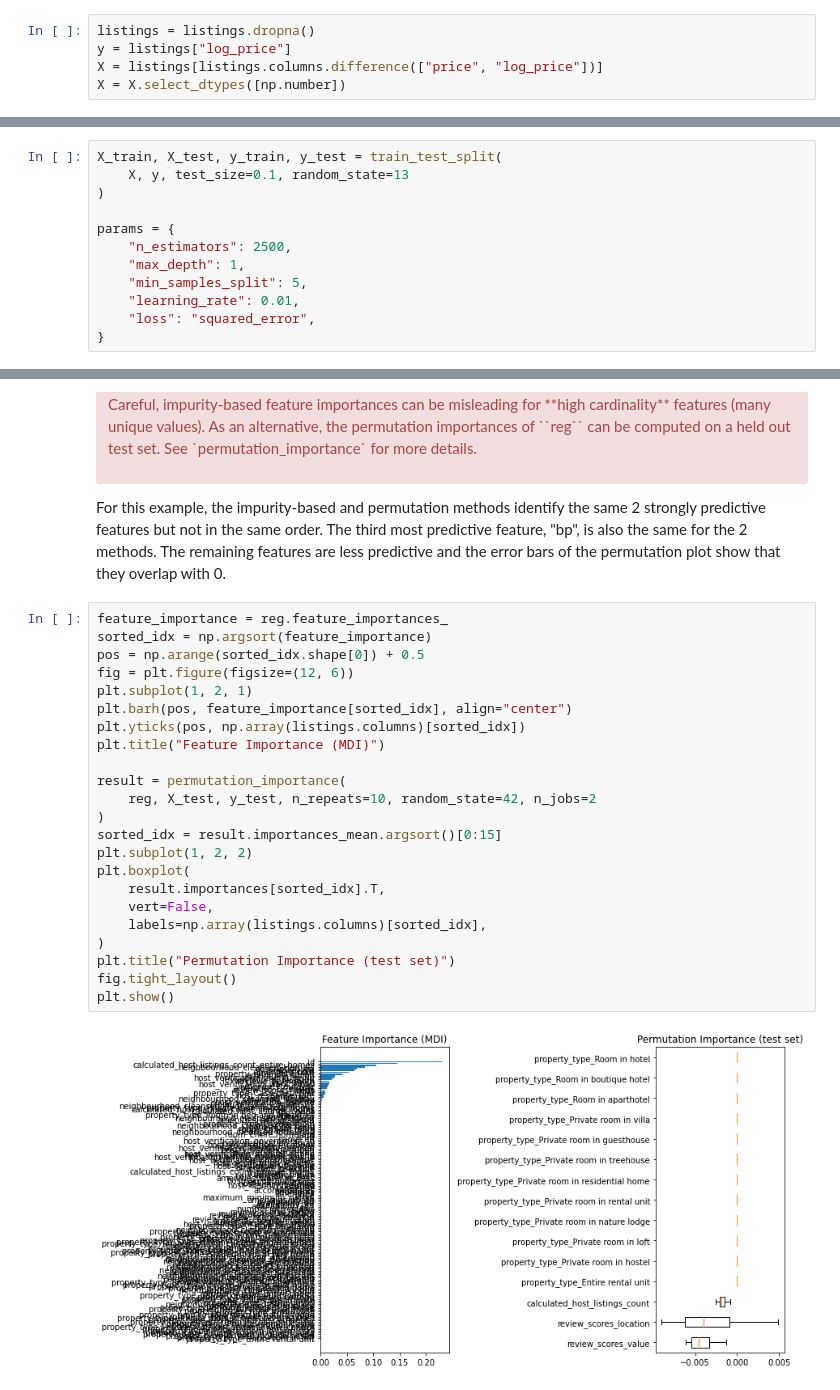
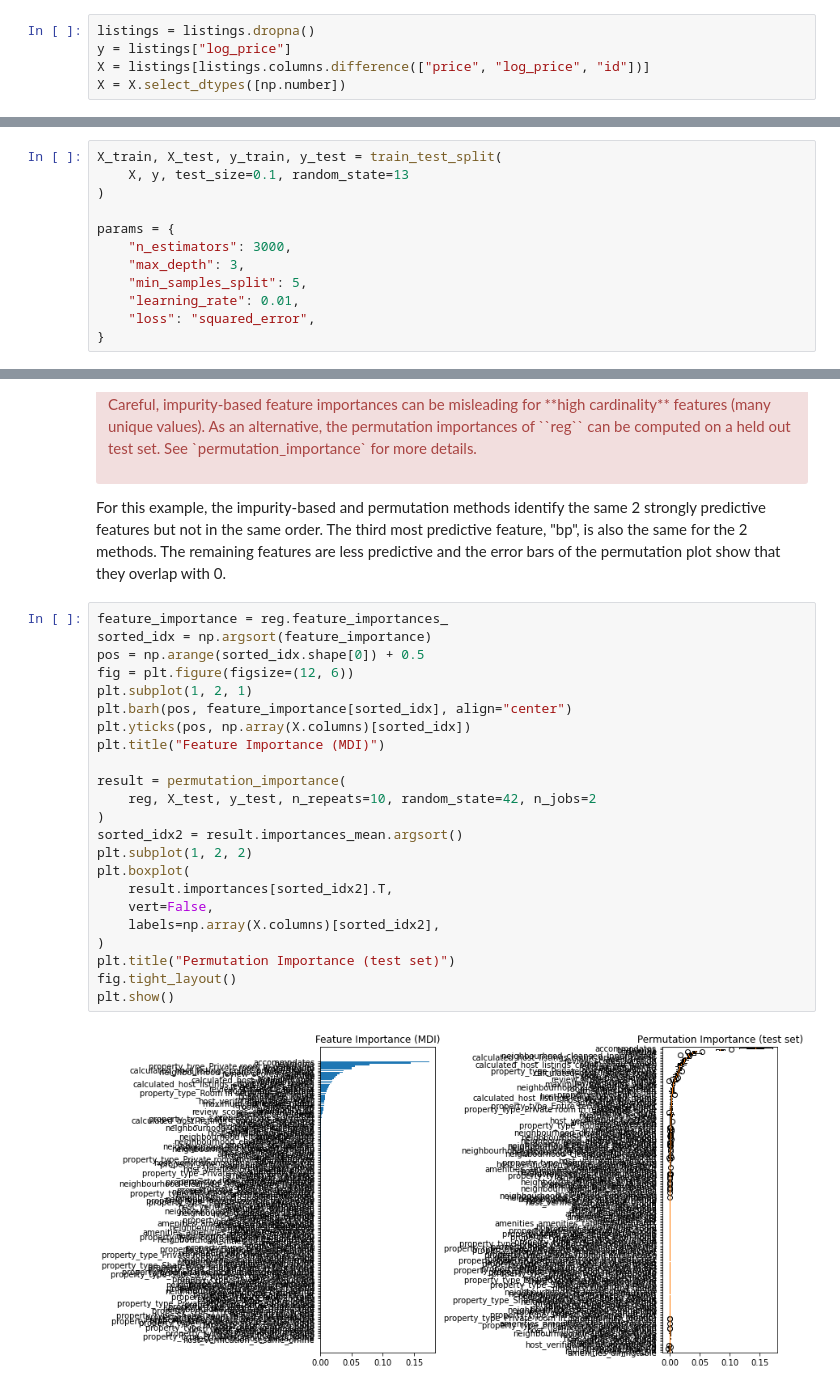
Before and after one commit to dernameistegal/airbnb_price, a Jupyter notebook: plot_gradient_boosting_regression.ipynb, the cells around one changed output, grey strips where cells are left out. Saved outputs shown, nothing was run; the diff lists cells and outputs as text.

```diff
--- a/plot_gradient_boosting_regression.ipynb
+++ b/plot_gradient_boosting_regression.ipynb
@@ -44,7 +42,7 @@ First we need to load the data.
 # %%
 listings = listings.dropna()
 y = listings["log_price"]
-X = listings[listings.columns.difference(["price", "log_price"])]
+X = listings[listings.columns.difference(["price", "log_price", "id"])]
 X = X.select_dtypes([np.number])
 # %% [markdown]
 ## Data preprocessing
@@ -73,8 +71,8 @@ X_train, X_test, y_train, y_test = train_test_split(
 )
 
 params = {
-    "n_estimators": 2500,
-    "max_depth": 1,
+    "n_estimators": 3000,
+    "max_depth": 3,
     "min_samples_split": 5,
     "learning_rate": 0.01,
     "loss": "squared_error",
@@ -145,25 +143,25 @@ show that they overlap with 0.
 # %%
 feature_importance = reg.feature_importances_
 sorted_idx = np.argsort(feature_importance)
 pos = np.arange(sorted_idx.shape[0]) + 0.5
 fig = plt.figure(figsize=(12, 6))
 plt.subplot(1, 2, 1)
 plt.barh(pos, feature_importance[sorted_idx], align="center")
-plt.yticks(pos, np.array(listings.columns)[sorted_idx])
+plt.yticks(pos, np.array(X.columns)[sorted_idx])
 plt.title("Feature Importance (MDI)")
 
 result = permutation_importance(
     reg, X_test, y_test, n_repeats=10, random_state=42, n_jobs=2
 )
-sorted_idx = result.importances_mean.argsort()[0:15]
+sorted_idx2 = result.importances_mean.argsort()
 plt.subplot(1, 2, 2)
 plt.boxplot(
-    result.importances[sorted_idx].T,
+    result.importances[sorted_idx2].T,
     vert=False,
-    labels=np.array(listings.columns)[sorted_idx],
+    labels=np.array(X.columns)[sorted_idx2],
 )
 plt.title("Permutation Importance (test set)")
 fig.tight_layout()
 plt.show()
 # %% [output]
-[figure, old version]
+[figure, new version]
```
Also changed, not shown: parts of 8 cells of this notebook.
